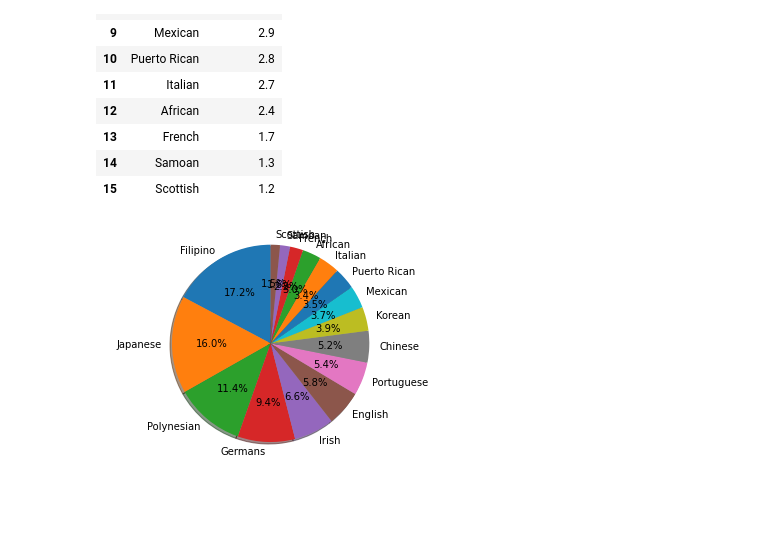
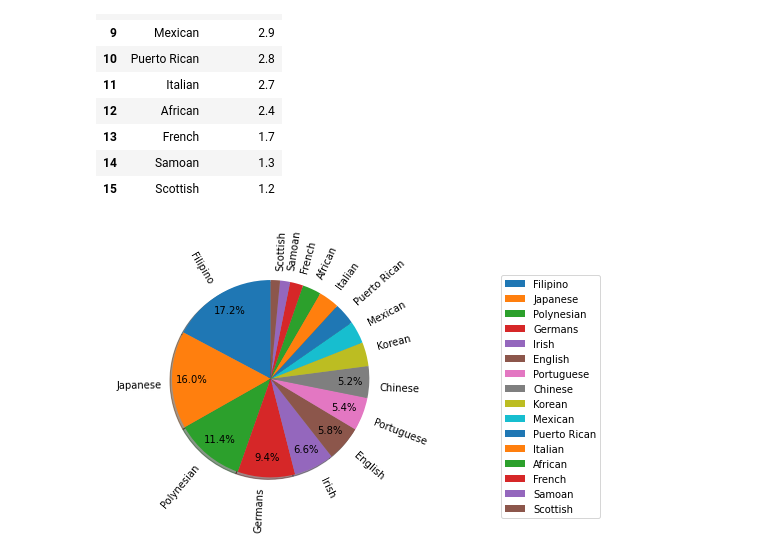
Before and after one commit to McGossy/CSC221-Goss-GroupProject, a Jupyter notebook: CSC221-GroupProject.ipynb, the cells around one changed output. Saved outputs shown, nothing was run; the diff lists cells and outputs as text; code cells hidden in the pictures; blank space fills up the shorter version.

```diff
--- a/CSC221-GroupProject.ipynb
+++ b/CSC221-GroupProject.ipynb
@@ -58,12 +58,21 @@ df
 | 14 | Samoan | 1.3 |
 | 15 | Scottish | 1.2 |
 # %%
+from matplotlib import pyplot as plt
+#generates the autopct and won't display unless percent is past designated limit
+def autopct_generator(limit):
+    def inner_autopct(pct):
+        return ('%.1f%%' % pct) if pct > limit else ''
+    return inner_autopct
+
 #Plotting Data as PieChart
-from matplotlib import pyplot as plt
 fig1, ax1 = plt.subplots()
-ax1.pie(df['Percentage'], labels=A, autopct='%1.1f%%',
-        shadow=True, startangle=90)
+ax1.pie(df['Percentage'], labels=A, autopct=autopct_generator(5),
+        shadow=True, startangle=90, pctdistance=0.8, rotatelabels=True)
 ax1.axis('equal')  # Equal aspect ratio ensures that pie is drawn as a circle.
+
+#Plotting legend for PieChart
+plt.legend(df['Percentage'], labels=A, bbox_to_anchor=(1, 0., 0.5, 1))
 plt.show()
 # %% [output]
-[figure, old version]
+[figure, new version]
```
Also changed, not shown: parts of 2 cells of this notebook.
